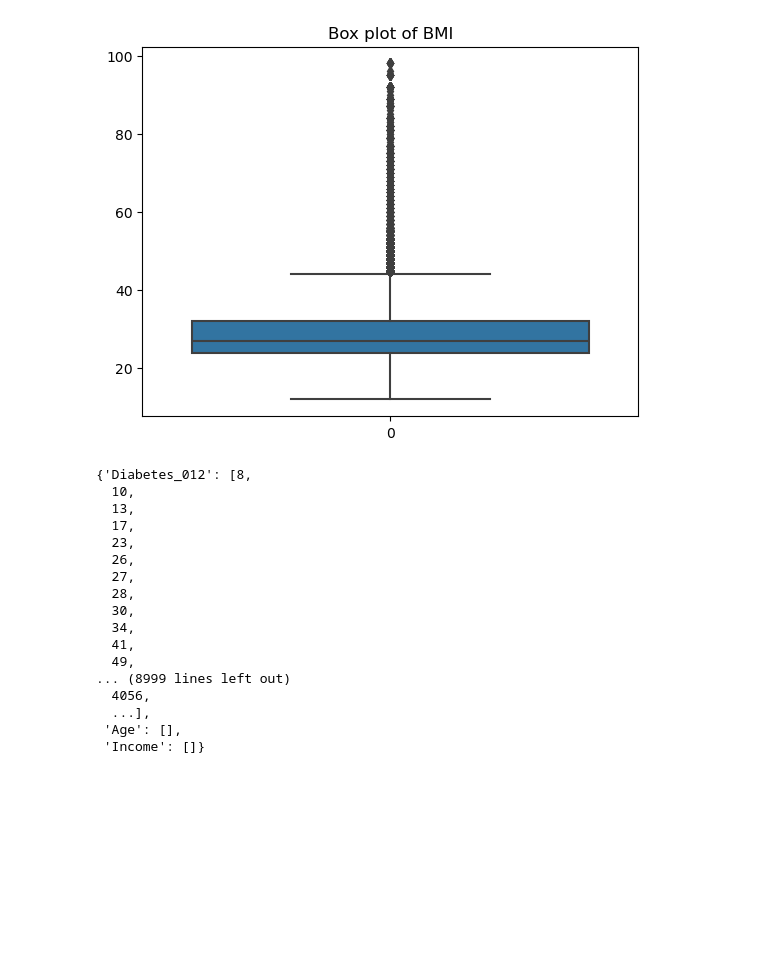
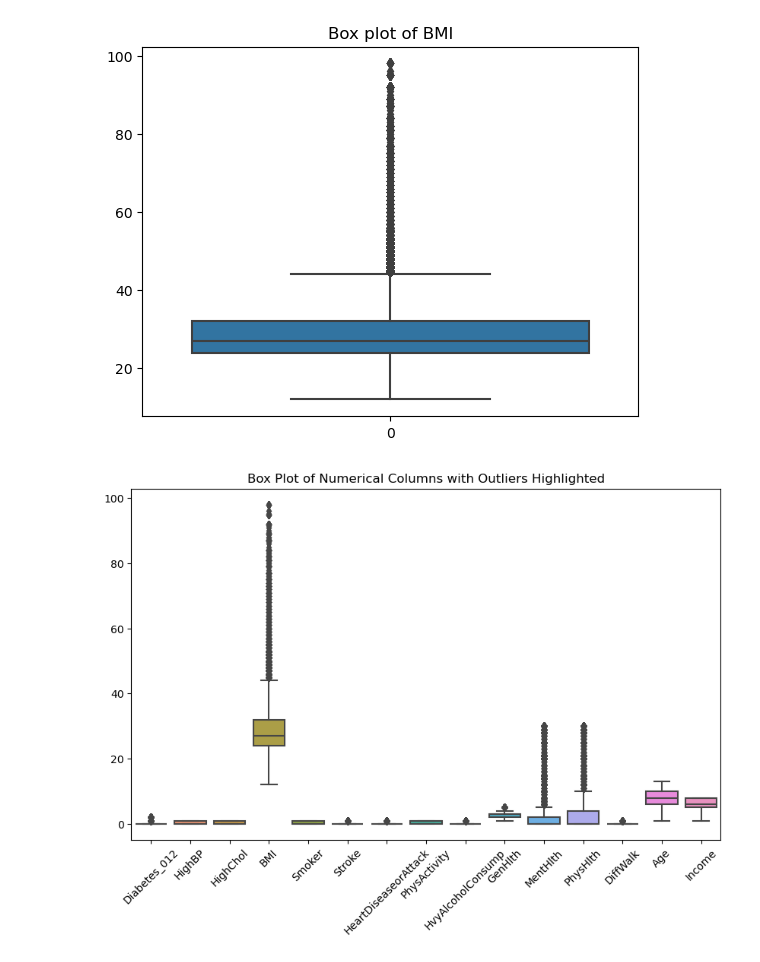
Before and after one commit to King-georges/Diabetes-Prediction-Project, a Jupyter notebook: Project_notebook.ipynb, the cells around one changed output. Drawn from its saved outputs; the diff is of its cells as text; code cells hidden in the pictures; blank space fills up the shorter version.

```diff
--- a/Project_notebook.ipynb
+++ b/Project_notebook.ipynb
@@ -704,23 +716,11 @@ def detect_outliers(df1):
 outliers = detect_outliers(df1)
 
 # Now outliers is a dictionary with column names as keys and lists of outlier indices as values
-# %%
-outliers
-# %% [output]
-{'Diabetes_012': [8,
-  10,
-  13,
-  17,
-  23,
-  26,
-  27,
-  28,
-  30,
-  34,
-  41,
-  49,
-... (8999 lines left out)
-  4056,
-  ...],
- 'Age': [],
- 'Income': []}
+# %%
+plt.figure(figsize=(10, 6))
+sns.boxplot(data=df1[outliers.keys()])
+plt.title('Box Plot of Numerical Columns with Outliers Highlighted')
+plt.xticks(rotation=45)  # Rotate x-axis labels for better readability
+plt.show()
+# %% [output]
+[figure, added]
```
Also changed, not shown: parts of 11 cells of this notebook.
